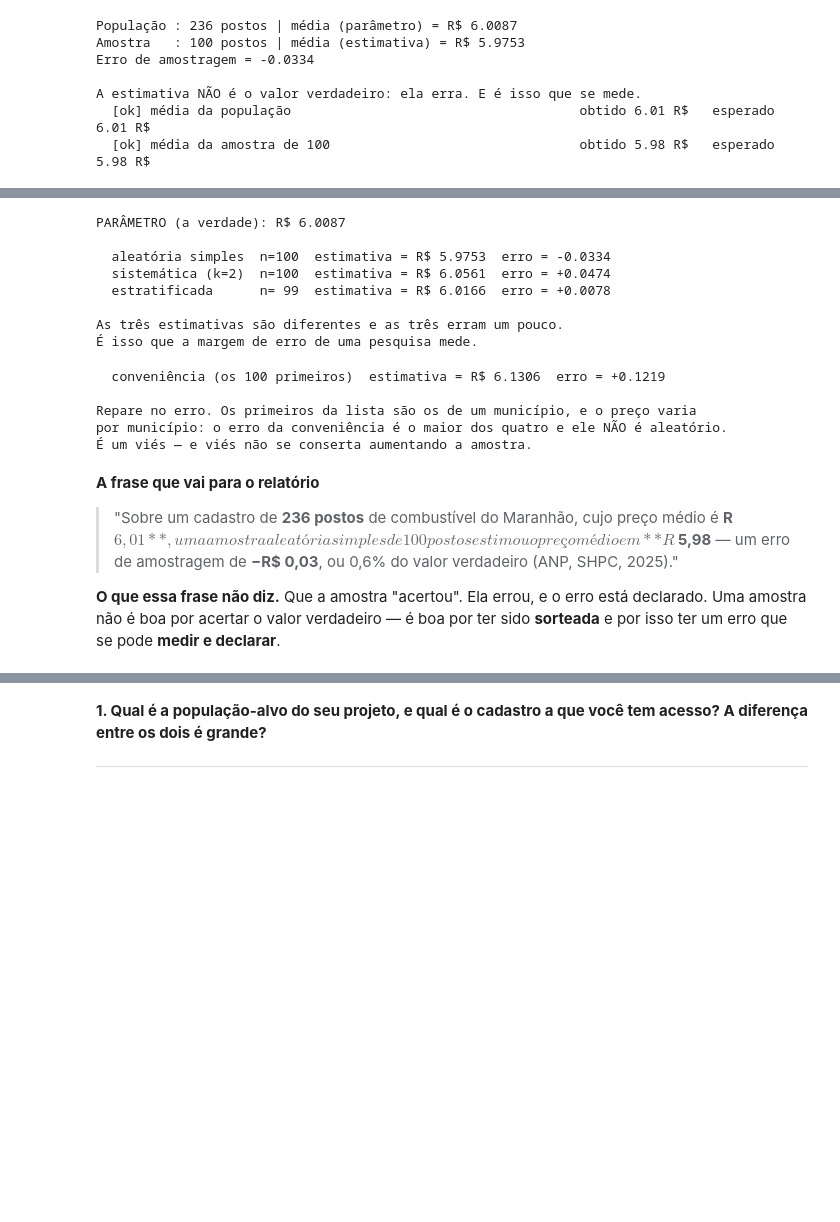
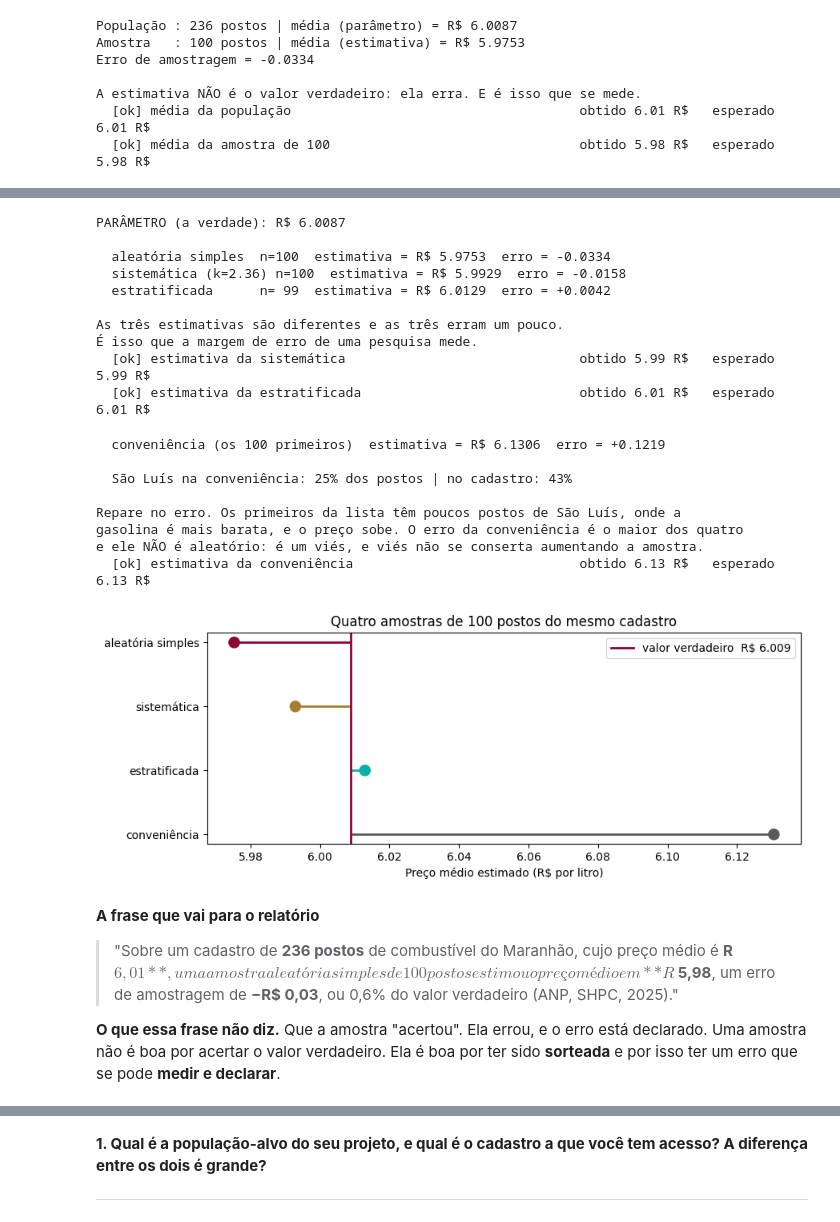
Before and after one commit to tadeugomes/metodos-pesquisa-quantitativa, a Jupyter notebook: notebooks/encontro-06/encontro06.ipynb, the cells around one changed output, grey strips where cells are left out. Saved outputs shown, nothing was run; the diff lists cells and outputs as text; code cells hidden in the pictures; blank space fills up the shorter version.

```diff
--- a/notebooks/encontro-06/encontro06.ipynb
+++ b/notebooks/encontro-06/encontro06.ipynb
@@ -247,41 +253,45 @@ exercício é comparar as três **com o mesmo valor verdadeiro ao lado**.
 # %%
 # As três probabilísticas, com o mesmo n, sobre o mesmo cadastro.
+import numpy as np
+
 # 1. aleatória simples
 aas = cadastro.sample(n=N_AMOSTRA, random_state=2025)
 
-# 2. sistemática: um a cada k, depois do ponto de partida sorteado
-k = N // N_AMOSTRA
-partida = 7
-passos = range(partida, N, k)
-sist = cadastro.iloc[list(passos)][:N_AMOSTRA]
+# 2. sistemática: início sorteado entre 0 e k, depois um posto a cada k posições,
+#    com k fracionário para percorrer a lista inteira
+k = N / N_AMOSTRA
+partida = np.random.default_rng(2025).uniform(0, k)
+posicoes = np.floor(partida + k * np.arange(N_AMOSTRA)).astype(int)
+sist = cadastro.iloc[posicoes]
 
-# 3. estratificada: proporcional ao tamanho de cada município
-pesos = cadastro["municipio"].value_counts(normalize=True)
-alocacao = (pesos * N_AMOSTRA).round().astype(int)
-estrat = (cadastro.groupby("municipio", group_keys=False)
-                 .apply(lambda g: g.sample(n=min(alocacao[g.name], len(g)),
-                                           random_state=1)))
+# 3. estratificada: a mesma fração de postos dentro de cada município
+estrat = cadastro.groupby("municipio").sample(frac=N_AMOSTRA / N, random_state=1)
 
 print(f"PARÂMETRO (a verdade): R$ {parametro:.4f}")
 print()
 print(f"  aleatória simples  n={len(aas):3d}  estimativa = R$ {aas['preco_medio'].mean():.4f}  "
       f"erro = {aas['preco_medio'].mean() - parametro:+.4f}")
-print(f"  sistemática (k={k})  n={len(sist):3d}  estimativa = R$ {sist['preco_medio'].mean():.4f}  "
+print(f"  sistemática (k={k:.2f}) n={len(sist):3d}  estimativa = R$ {sist['preco_medio'].mean():.4f}  "
       f"erro = {sist['preco_medio'].mean() - parametro:+.4f}")
 print(f"  estratificada      n={len(estrat):3d}  estimativa = R$ {estrat['preco_medio'].mean():.4f}  "
       f"erro = {estrat['preco_medio'].mean() - parametro:+.4f}")
 print()
 print("As três estimativas são diferentes e as três erram um pouco.")
 print("É isso que a margem de erro de uma pesquisa mede.")
+
+conferir("estimativa da sistemática", sist["preco_medio"].mean(), 5.9929, tolerancia=0.001, unidade=" R$")
+conferir("estimativa da estratificada", estrat["preco_medio"].mean(), 6.0129, tolerancia=0.001, unidade=" R$")
 # %% [output]
 PARÂMETRO (a verdade): R$ 6.0087
 
   aleatória simples  n=100  estimativa = R$ 5.9753  erro = -0.0334
-  sistemática (k=2)  n=100  estimativa = R$ 6.0561  erro = +0.0474
-  estratificada      n= 99  estimativa = R$ 6.0166  erro = +0.0078
+  sistemática (k=2.36) n=100  estimativa = R$ 5.9929  erro = -0.0158
+  estratificada      n= 99  estimativa = R$ 6.0129  erro = +0.0042
 
 As três estimativas são diferentes e as três erram um pouco.
 É isso que a margem de erro de uma pesquisa mede.
+  [ok] estimativa da sistemática                              obtido 5.99 R$   esperado 5.99 R$
+  [ok] estimativa da estratificada                            obtido 6.01 R$   esperado 6.01 R$
 # %%
 # A amostra por conveniência: pegar os primeiros da lista, sem sortear.
 conveniencia = cadastro.head(N_AMOSTRA)
@@ -290,24 +300,56 @@ print(f"  conveniência (os {N_AMOSTRA} primeiros)  estimativa = "
       f"R$ {conveniencia['preco_medio'].mean():.4f}  "
       f"erro = {conveniencia['preco_medio'].mean() - parametro:+.4f}")
 print()
-print("Repare no erro. Os primeiros da lista são os de um município, e o preço varia")
-print("por município: o erro da conveniência é o maior dos quatro e ele NÃO é aleatório.")
-print("É um viés — e viés não se conserta aumentando a amostra.")
+fatia = (conveniencia["municipio"] == "SAO LUIS").mean()
+fatia_pop = (cadastro["municipio"] == "SAO LUIS").mean()
+print(f"  São Luís na conveniência: {fatia:.0%} dos postos | no cadastro: {fatia_pop:.0%}")
+print()
+print("Repare no erro. Os primeiros da lista têm poucos postos de São Luís, onde a")
+print("gasolina é mais barata, e o preço sobe. O erro da conveniência é o maior dos quatro")
+print("e ele NÃO é aleatório: é um viés, e viés não se conserta aumentando a amostra.")
+
+conferir("estimativa da conveniência", conveniencia["preco_medio"].mean(), 6.1306, tolerancia=0.001, unidade=" R$")
 # %% [output]
   conveniência (os 100 primeiros)  estimativa = R$ 6.1306  erro = +0.1219
 
-Repare no erro. Os primeiros da lista são os de um município, e o preço varia
-por município: o erro da conveniência é o maior dos quatro e ele NÃO é aleatório.
-É um viés — e viés não se conserta aumentando a amostra.
+  São Luís na conveniência: 25% dos postos | no cadastro: 43%
+
+Repare no erro. Os primeiros da lista têm poucos postos de São Luís, onde a
+gasolina é mais barata, e o preço sobe. O erro da conveniência é o maior dos quatro
+e ele NÃO é aleatório: é um viés, e viés não se conserta aumentando a amostra.
+  [ok] estimativa da conveniência                             obtido 6.13 R$   esperado 6.13 R$
+# %%
+# As quatro estimativas em uma figura, com o valor verdadeiro ao lado.
+import matplotlib.pyplot as plt
+
+nomes = ["aleatória simples", "sistemática", "estratificada", "conveniência"]
+valores = [aas["preco_medio"].mean(), sist["preco_medio"].mean(),
+           estrat["preco_medio"].mean(), conveniencia["preco_medio"].mean()]
+cores = ["#8D0333", "#a67c2e", "#0AB0AB", "#5a5a5a"]
+
+fig, ax = plt.subplots(figsize=(9, 3.6))
+ax.hlines(range(4), parametro, valores, color=cores, linewidth=2)
+ax.scatter(valores, range(4), color=cores, s=90, zorder=3)
+ax.axvline(parametro, color="#8D0333", linewidth=2,
+           label=f"valor verdadeiro  R$ {parametro:.3f}")
+ax.set_yticks(range(4), nomes)
+ax.invert_yaxis()
+ax.set_xlabel("Preço médio estimado (R$ por litro)")
+ax.set_title(f"Quatro amostras de {N_AMOSTRA} postos do mesmo cadastro")
+ax.legend(loc="upper right")
+plt.tight_layout()
+plt.show()
+# %% [output]
+[figure, added]
 # %% [markdown]
 **A frase que vai para o relatório**
 
 > "Sobre um cadastro de **236 postos** de combustível do Maranhão, cujo preço médio é
 > **R$ 6,01**, uma amostra aleatória simples de 100 postos estimou o preço médio em
-> **R$ 5,98** — um erro de amostragem de **−R$ 0,03**, ou 0,6% do valor verdadeiro
+> **R$ 5,98**, um erro de amostragem de **−R$ 0,03**, ou 0,6% do valor verdadeiro
 > (ANP, SHPC, 2025)."
 
 **O que essa frase não diz.** Que a amostra "acertou". Ela errou, e o erro está declarado.
-Uma amostra não é boa por acertar o valor verdadeiro — é boa por ter sido **sorteada** e
+Uma amostra não é boa por acertar o valor verdadeiro. Ela é boa por ter sido **sorteada** e
 por isso ter um erro que se pode **medir e declarar**.
 # %% [markdown]
```
Also changed, not shown: parts of 8 cells of this notebook, 48 other files.
